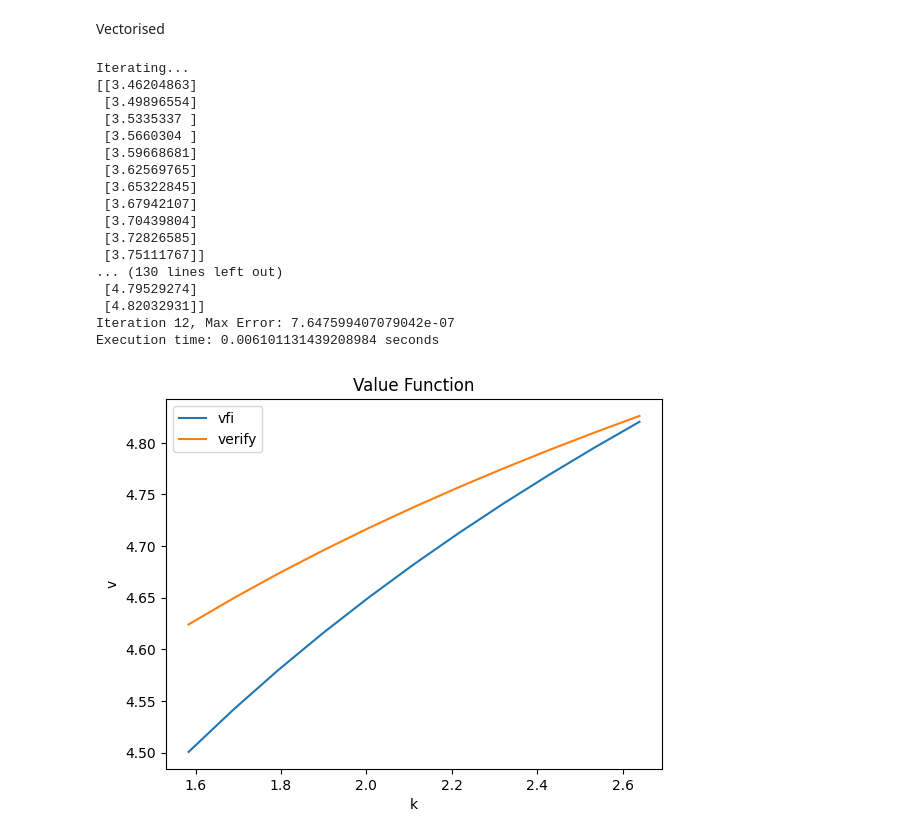
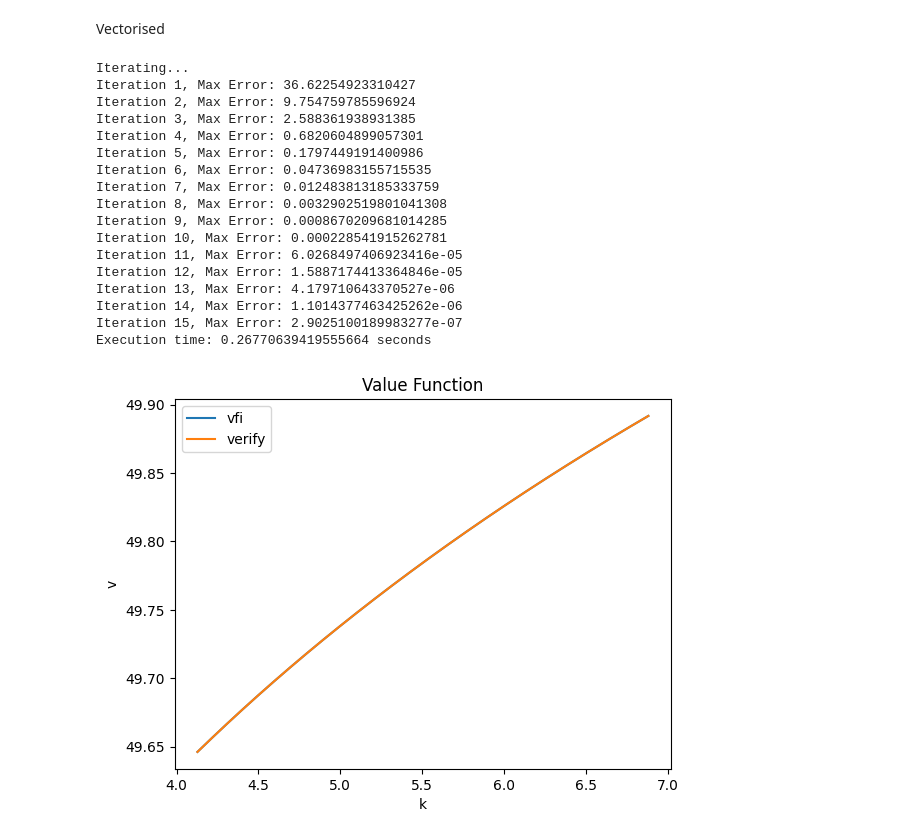
Before and after one commit to sgcbayli024/ECON8185_Homework, a Jupyter notebook: HW1_3_NEW_VERSION.ipynb, the cells around one changed output. Saved outputs shown, nothing was run; the diff lists cells and outputs as text; code cells hidden in the pictures.

```diff
--- a/HW1_3_NEW_VERSION.ipynb
+++ b/HW1_3_NEW_VERSION.ipynb
@@ -538,15 +558,13 @@ def Tv_vec_how(delt, max_iteration, grid_size, A, alph, bet, toler, max_howard):
 
     k = np.linspace(K_ss * 0.75, K_ss * 1.25, grid_size)[:, None]
 
-    # a0 = (np.log(A) + (1 - alph * bet) * np.log(1 - alph * bet) + alph * bet * np.log(alph * bet)) / ((1 - bet) * (1 - alph * bet))
-
-    # 1 = alph / (1 - alph * bet)
-
-    # v = a0 + a1 * np.log(k)
-
     v = np.zeros(shape=(grid_size,1))
 
     policy=np.zeros(shape=(grid_size,1))
+
+    c_howard=np.zeros(shape=(grid_size,1))
+
+    v_temp_howard=np.zeros(shape=(grid_size,1))
 
     start_time=time.time()
 
@@ -575,9 +593,13 @@ def Tv_vec_how(delt, max_iteration, grid_size, A, alph, bet, toler, max_howard):
 
         for _ in range(max_howard):
 
-            v_temp_howard = np.where(c_pos_howard>0, u(c_pos_howard) + bet * v1, -np.inf)
+         #   for i in range(len(k)):
 
-            v1 = v_temp_howard.copy()
+                # c_howard = A * (k ** alph) + (1-delt) * k - policy
+
+                v_temp_howard = np.where(c_pos_howard>0, u(c_pos_howard) + bet * v1[policy_idx], -np.inf)
+
+                v1 = v_temp_howard.copy()
 
         distance = np.abs(v1-v)
 
@@ -621,24 +643,24 @@ def Tv_vec_how(delt, max_iteration, grid_size, A, alph, bet, toler, max_howard):
 
     return v, policy
 # %%
-vec_how_v, vec_how_pol = Tv_vec_how(delt=1, max_iteration=2000000, grid_size=11, A=10, alph=0.33, bet=0.5, toler=1e-6, max_howard=1)
+vec_how_v, vec_how_pol = Tv_vec_how(delt=1, max_iteration=2000000, grid_size=1001, A=10, alph=0.33, bet=0.95, toler=1e-6, max_howard=25)
 # print(vec_how_v)
 # %% [output]
 Iterating...
-[[3.46204863]
- [3.49896554]
- [3.5335337 ]
- [3.5660304 ]
- [3.59668681]
- [3.62569765]
- [3.65322845]
- [3.67942107]
- [3.70439804]
- [3.72826585]
- [3.75111767]]
-... (130 lines left out)
- [4.79529274]
- [4.82032931]]
-Iteration 12, Max Error: 7.647599407079042e-07
-Execution time: 0.006101131439208984 seconds
+Iteration 1, Max Error: 36.62254923310427
+Iteration 2, Max Error: 9.754759785596924
+Iteration 3, Max Error: 2.588361938931385
+Iteration 4, Max Error: 0.6820604899057301
+Iteration 5, Max Error: 0.1797449191400986
+Iteration 6, Max Error: 0.04736983155715535
+Iteration 7, Max Error: 0.012483813185333759
+Iteration 8, Max Error: 0.0032902519801041308
+Iteration 9, Max Error: 0.0008670209681014285
+Iteration 10, Max Error: 0.000228541915262781
+Iteration 11, Max Error: 6.0268497406923416e-05
+Iteration 12, Max Error: 1.5887174413364846e-05
+Iteration 13, Max Error: 4.179710643370527e-06
+Iteration 14, Max Error: 1.1014377463425262e-06
+Iteration 15, Max Error: 2.9025100189983277e-07
+Execution time: 0.26770639419555664 seconds
-[figure, old version]
+[figure, new version]
```
Also changed, not shown: parts of 7 cells of this notebook.
